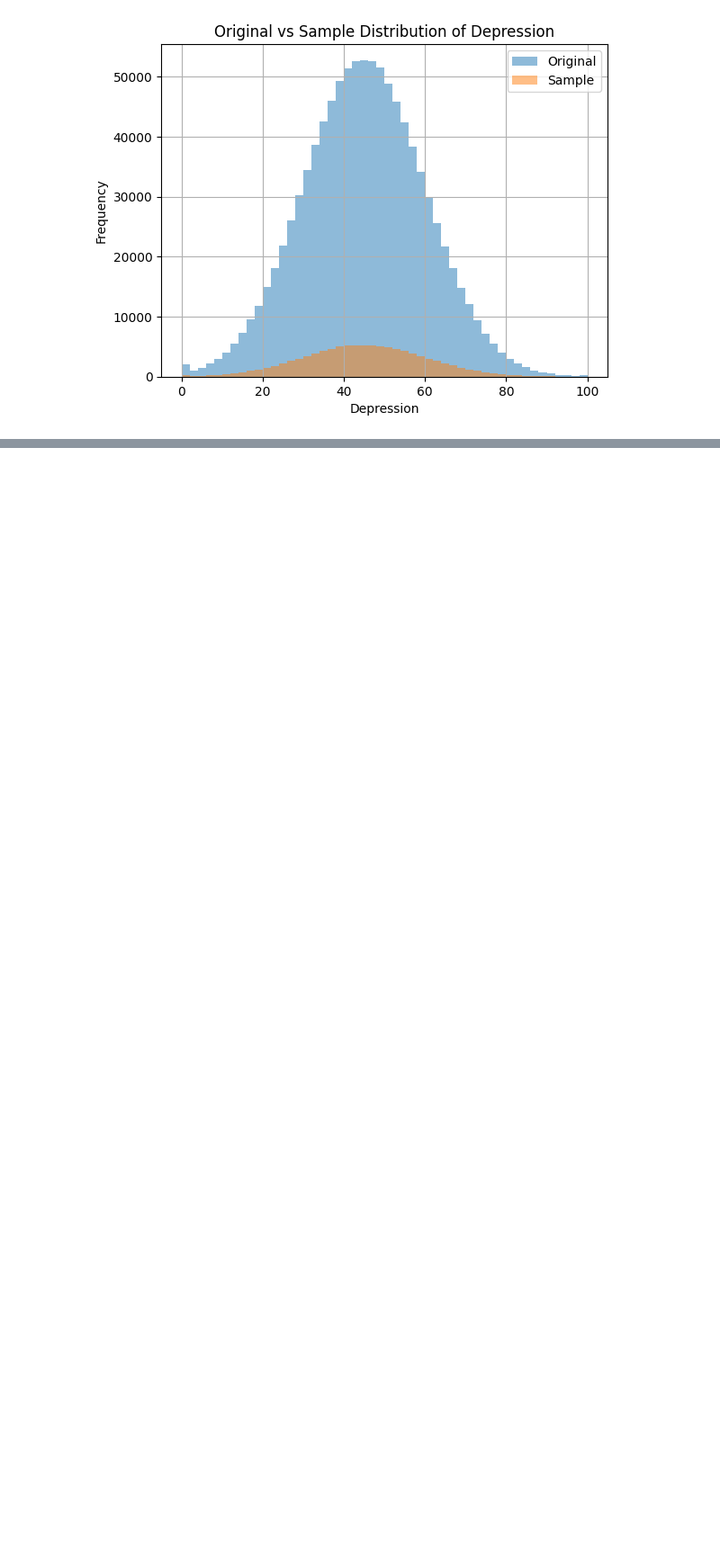
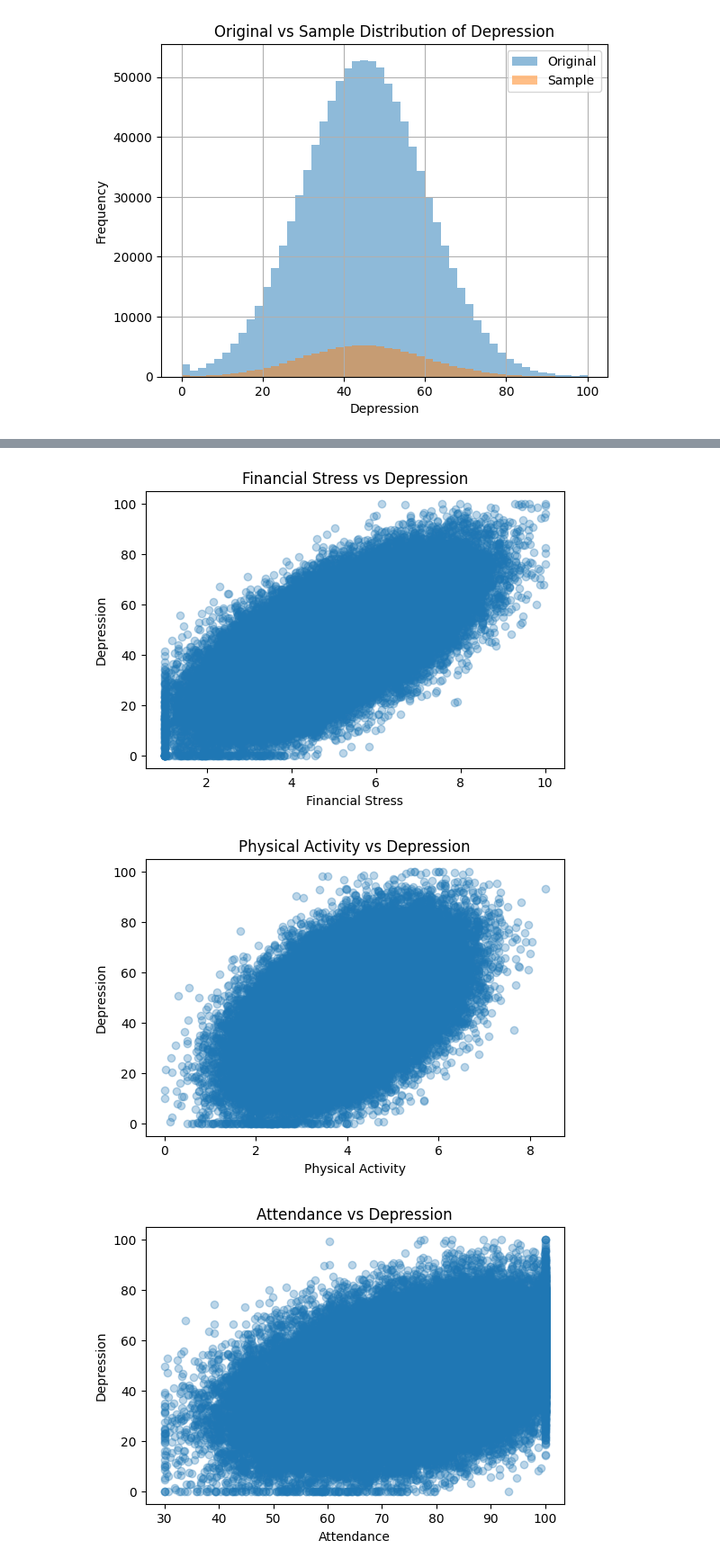
Before and after one commit to XyronTeam/ml-project, a Jupyter notebook: src/dataset_b/notebook_b.ipynb, the cells around one changed output, grey strips where cells are left out. Shown at 90% size. Saved outputs shown, nothing was run; the diff lists cells and outputs as text; code cells hidden in the pictures; blank space fills up the shorter version.

```diff
--- a/src/dataset_b/notebook_b.ipynb
+++ b/src/dataset_b/notebook_b.ipynb
@@ -833,0 +629,26 @@ print(df_model.shape)
+# %%
+features_to_plot = [
+    "financial_stress",
+    "physical_activity",
+    "attendance",
+    "study_hours",
+    "class_participation",
+    "part_time_hours",
+    "concentration",
+    "risk_behavior",
+    "junk_food_frequency",
+    "phone_unlocks_per_day",
+
+]
+
+for feature in features_to_plot:
+    plt.figure(figsize=(6,4))
+    plt.scatter(df_sample[feature], df_sample["depression"], alpha=0.3)
+    plt.xlabel(feature.replace("_", " ").title())
+    plt.ylabel("Depression")
+    plt.title(f"{feature.replace('_', ' ').title()} vs Depression")
+    plt.show()
+# %% [output]
+[figure, added]
+[figure, added]
+[figure, added]
```
Also changed, not shown: parts of 111 cells of this notebook, 1 other file.
